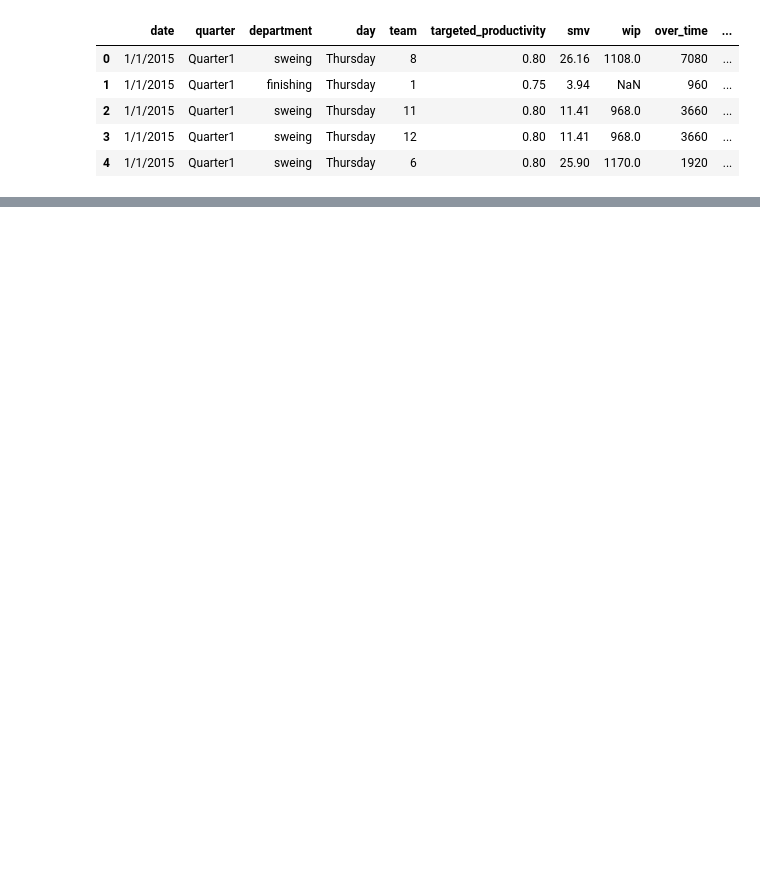
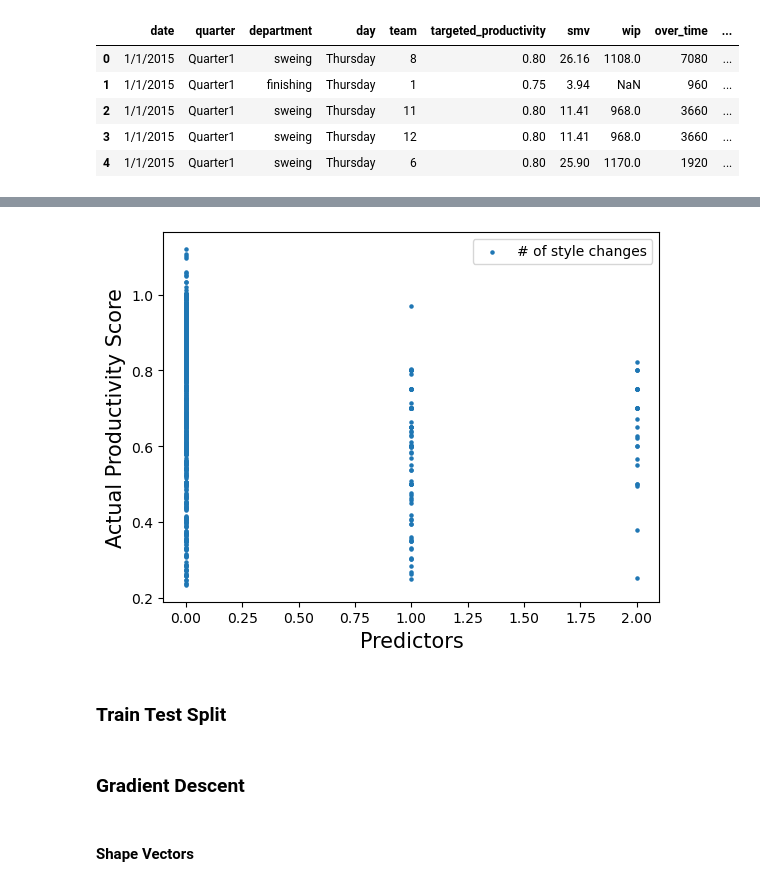
Before and after one commit to tkolencherry/ml_f23, a Jupyter notebook: HW_1/HW1_Prax.ipynb, the cells around one changed output, grey strips where cells are left out. Cells and saved outputs as stored; diff of their text form; code cells hidden in the pictures; blank space fills up the shorter version.

Commit message:
Updated Code - Manual Gradient Descent

```diff
--- a/HW_1/HW1_Prax.ipynb
+++ b/HW_1/HW1_Prax.ipynb
@@ -29,0 +184,5 @@ prod_data.describe()
+# %%
+#Sewing is 1 and Finishing is 2
+dep_dict = {"sweing":1, "finishing ": 2, "finishing":2}
+prod_data = prod_data.replace({'department':dep_dict})
+prod_data.department.value_counts()
@@ -29,0 +203,5 @@ prod_data.describe()
+# %%
+#Sewing is 1 and Finishing is 2
+day_dict = {"Monday":1, "Tuesday": 2, "Wednesday":3, "Thursday": 4, "Saturday": 5, "Sunday": 6,}
+prod_data = prod_data.replace({'day':day_dict})
+prod_data.day.value_counts()
@@ -29,0 +256,3 @@ prod_data.describe()
+# %%
+df = prod_data[["quarter", "targeted_productivity", "no_of_style_change", "idle_men", "team", "actual_productivity"]]
+df.describe()
@@ -29,0 +269,26 @@ prod_data.describe()
+# %%
+x_quarter = df.quarter
+x_targeted_productivity = df.targeted_productivity
+x_no_of_style_change = df.no_of_style_change
+x_idle_men = df.idle_men
+x_team = df.team
+
+y = df.actual_productivity
+# %%
+#plt.scatter( x_quarter, y, s =5, label = "quarter")
+#plt.scatter( x_targeted_productivity,y, s =5, label = "targeted productivity")
+plt.scatter(x_no_of_style_change, y,  s =5, label = "# of style changes")
+#plt.scatter(x_idle_men, y, s =5, label = "idle men")
+#plt.scatter(x_team, y,  s =5, label = "team size")
+plt.legend(fontsize = 15)
+plt.xlabel('Predictors', fontsize =15)
+plt.ylabel("Actual Productivity Score", fontsize = 15)
+plt.legend()
+plt.show()
+
+#if there is time, would be good to show a scatter plot but with the conditional means
+# E[Y|Quarter = 1] vs E[Y|Quarter = 2]
+# %% [output]
+[figure, added]
+# %% [markdown]
+### Train Test Split
@@ -29,0 +302,4 @@ prod_data.describe()
+# %% [markdown]
+### Gradient Descent
+# %% [markdown]
+#### Shape Vectors
```
Also changed, not shown: parts of 39 cells of this notebook.
